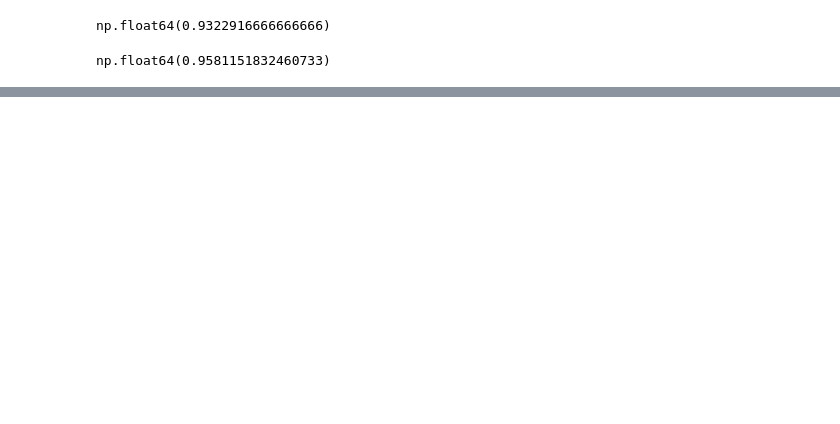
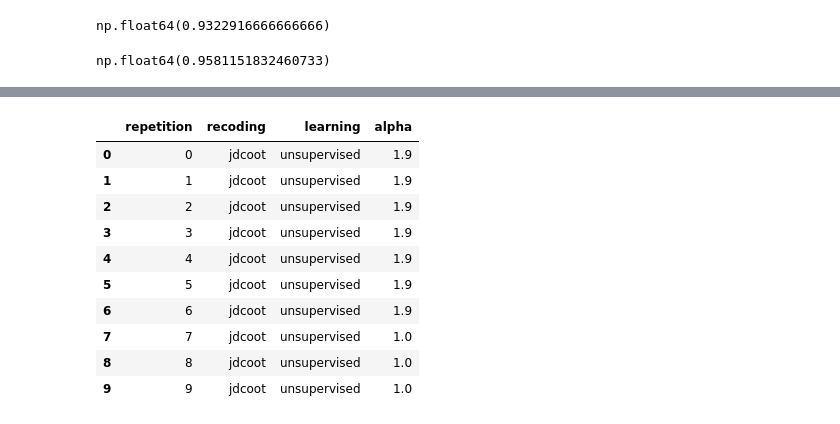
Before and after one commit to otrecoding/jdcoot, a Jupyter notebook: exemple_pour_NC.ipynb, the cells around one changed output, grey strips where cells are left out. Drawn from its saved outputs; the diff is of its cells as text; code cells hidden in the pictures; blank space fills up the shorter version.

```diff
--- a/exemple_pour_NC.ipynb
+++ b/exemple_pour_NC.ipynb
@@ -57,10 +55,12 @@ source.loc[:,'Z'] = source.loc[:, 'Z'] - 1
 target.loc[:,'Z'] = target.loc[:, 'Z'] - 1
 # %%
 results = []
-numRepetitions = 1
-alpha =0# hyperparamètre devant la loss a été optimé
-#prop_target_values_s = [0.01, 0.05, 0.1, 0.2, 0.4]
-#prop_target_values_p = [0.01, 0.05, 0.1, 0.2, 0.4]
+numRepetitions = 10
+alpha =1.5# hyperparamètre devant la loss a été optimé
+prop_target_values_s = [0.01, 0.05, 0.1, 0.2, 0.4]
+prop_target_values_p = [0.01, 0.05, 0.1, 0.2, 0.4]
+algo = "sinkhorn"
+reg = 1
 # %% [markdown]
 # Je compare COOT et JDCOOT dans le cas non supervisé (on observe tous les labels dans source et aucun dans target)
 # et dans le cas où l'outcome est discret
@@ -419,2 +695,14 @@ Delta: 0.010358119021242273       Loss: 1.5329395231307625       Accuracy: 0.389
 # %%
- best_alpha
+df_results
+# %% [output]
+|  | repetition | recoding | learning | alpha |
+| 0 | 0 | jdcoot | unsupervised | 1.9 |
+| 1 | 1 | jdcoot | unsupervised | 1.9 |
+| 2 | 2 | jdcoot | unsupervised | 1.9 |
+| 3 | 3 | jdcoot | unsupervised | 1.9 |
+| 4 | 4 | jdcoot | unsupervised | 1.9 |
+| 5 | 5 | jdcoot | unsupervised | 1.9 |
+| 6 | 6 | jdcoot | unsupervised | 1.9 |
+| 7 | 7 | jdcoot | unsupervised | 1.0 |
+| 8 | 8 | jdcoot | unsupervised | 1.0 |
+| 9 | 9 | jdcoot | unsupervised | 1.0 |
```
Also changed, not shown: parts of 6 cells of this notebook, 25 other files.
